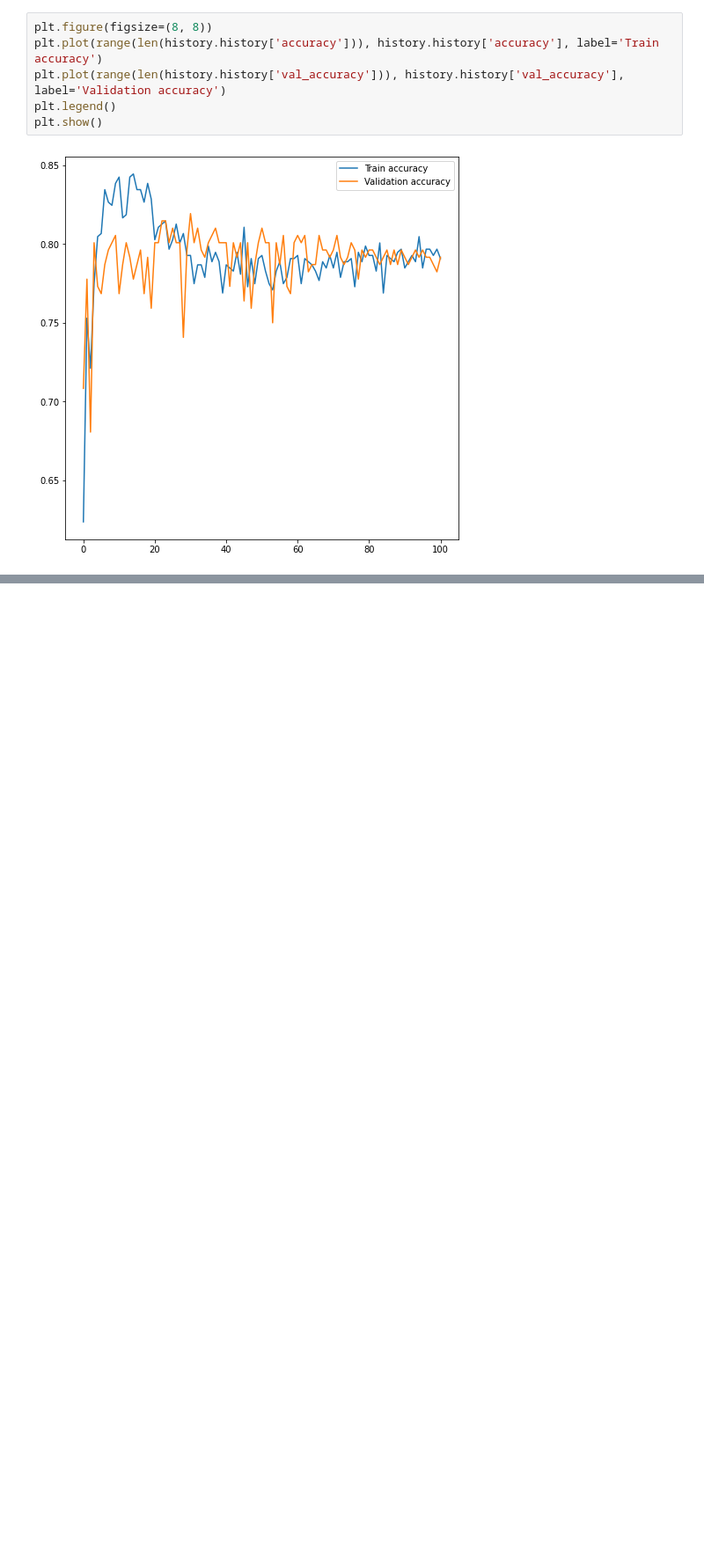
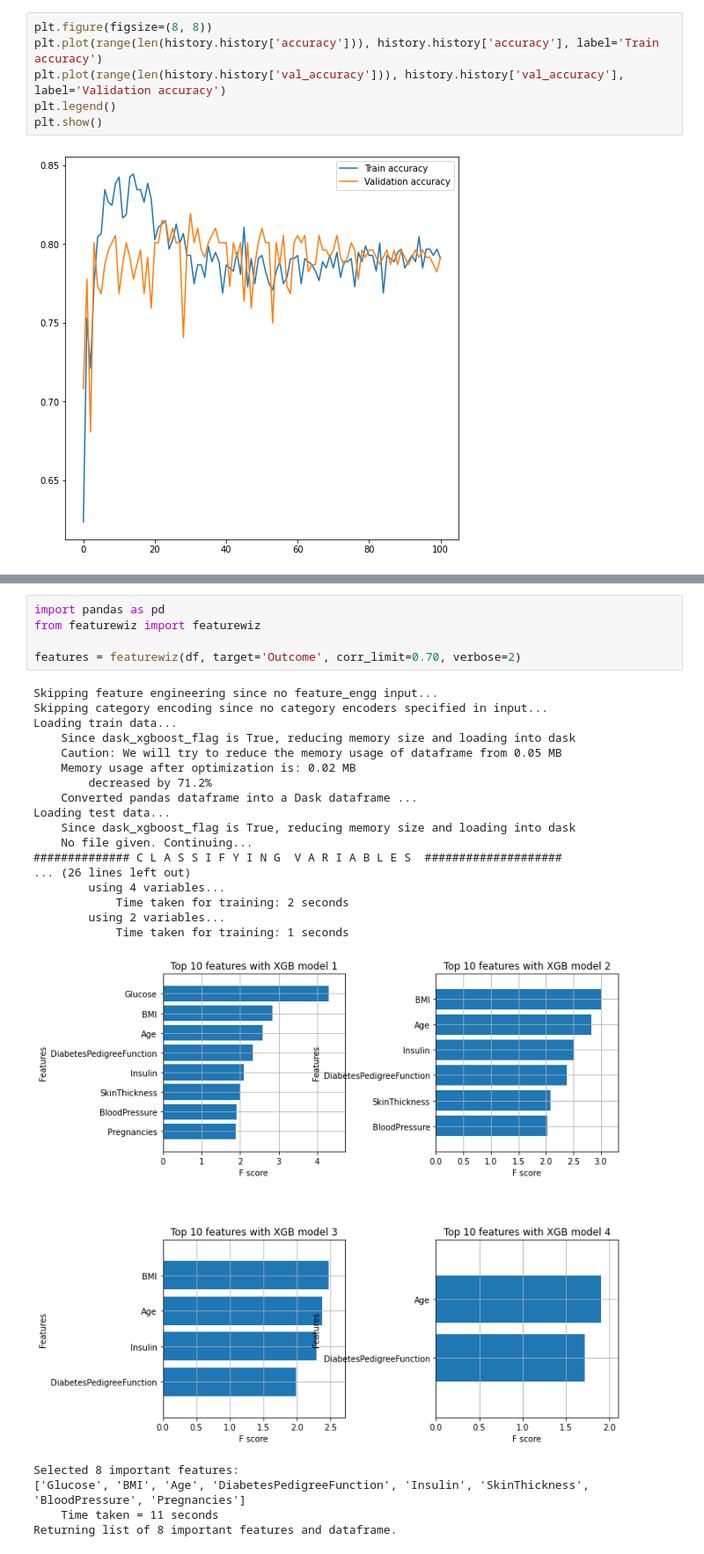
Before and after one commit to ir2718/intro-to-data-science, a Jupyter notebook: uzop_grupni_projekt.ipynb, the cells around one changed output, grey strips where cells are left out. Shown at 88% size. Drawn from its saved outputs; the diff is of its cells as text; blank space fills up the shorter version.

```diff
--- a/uzop_grupni_projekt.ipynb
+++ b/uzop_grupni_projekt.ipynb
@@ -400,0 +457,28 @@ plt.show()
+# %%
+import pandas as pd
+from featurewiz import featurewiz
+
+features = featurewiz(df, target='Outcome', corr_limit=0.70, verbose=2)
+# %% [output]
+Skipping feature engineering since no feature_engg input...
+Skipping category encoding since no category encoders specified in input...
+Loading train data...
+    Since dask_xgboost_flag is True, reducing memory size and loading into dask
+    Caution: We will try to reduce the memory usage of dataframe from 0.05 MB
+    Memory usage after optimization is: 0.02 MB
+        decreased by 71.2%
+    Converted pandas dataframe into a Dask dataframe ...
+Loading test data...
+    Since dask_xgboost_flag is True, reducing memory size and loading into dask
+    No file given. Continuing...
+############## C L A S S I F Y I N G  V A R I A B L E S  ####################
+... (26 lines left out)
+        using 4 variables...
+            Time taken for training: 2 seconds
+        using 2 variables...
+            Time taken for training: 1 seconds
+[figure, added]
+Selected 8 important features:
+['Glucose', 'BMI', 'Age', 'DiabetesPedigreeFunction', 'Insulin', 'SkinThickness', 'BloodPressure', 'Pregnancies']
+    Time taken = 11 seconds
+Returning list of 8 important features and dataframe.
```
Also changed, not shown: parts of 9 cells of this notebook.
